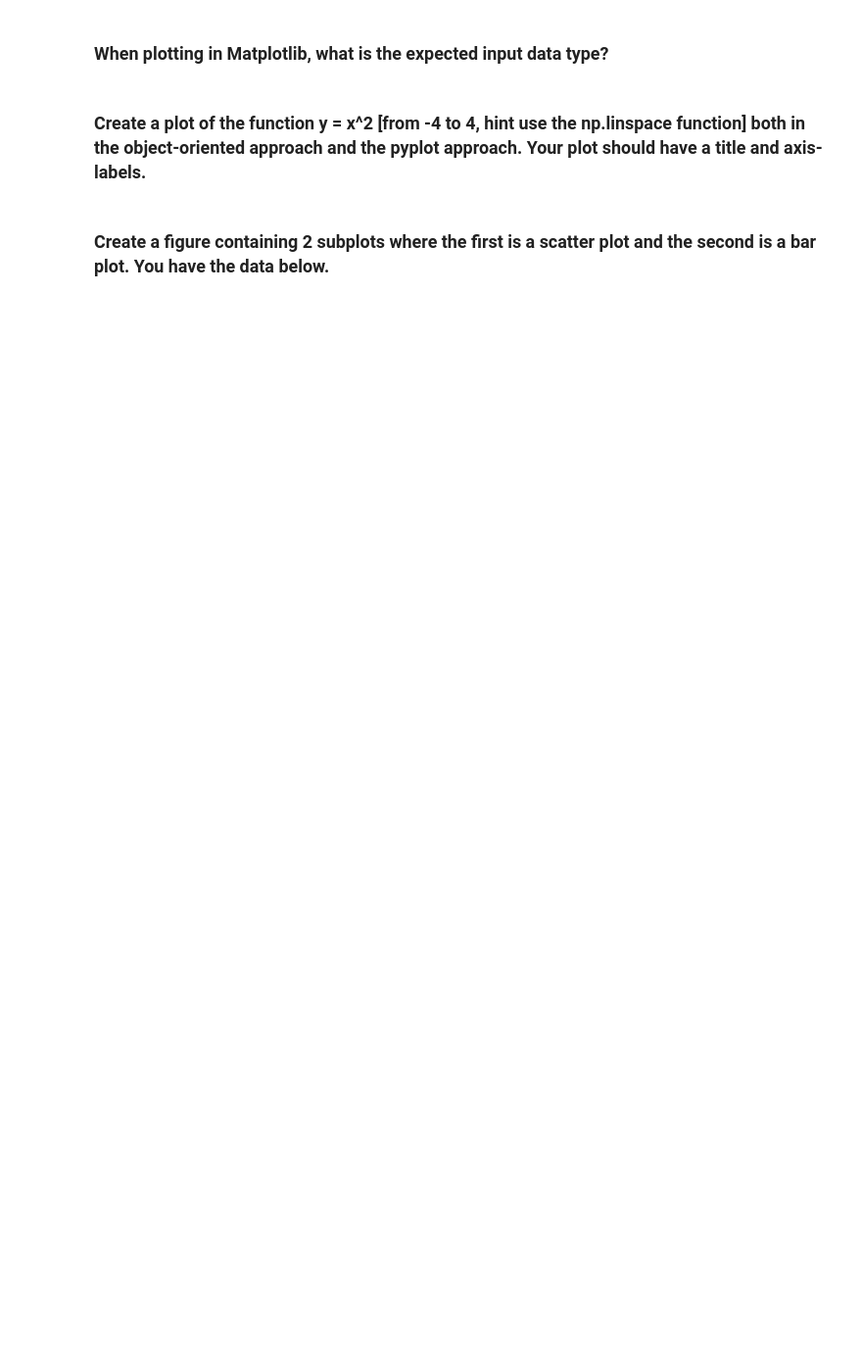
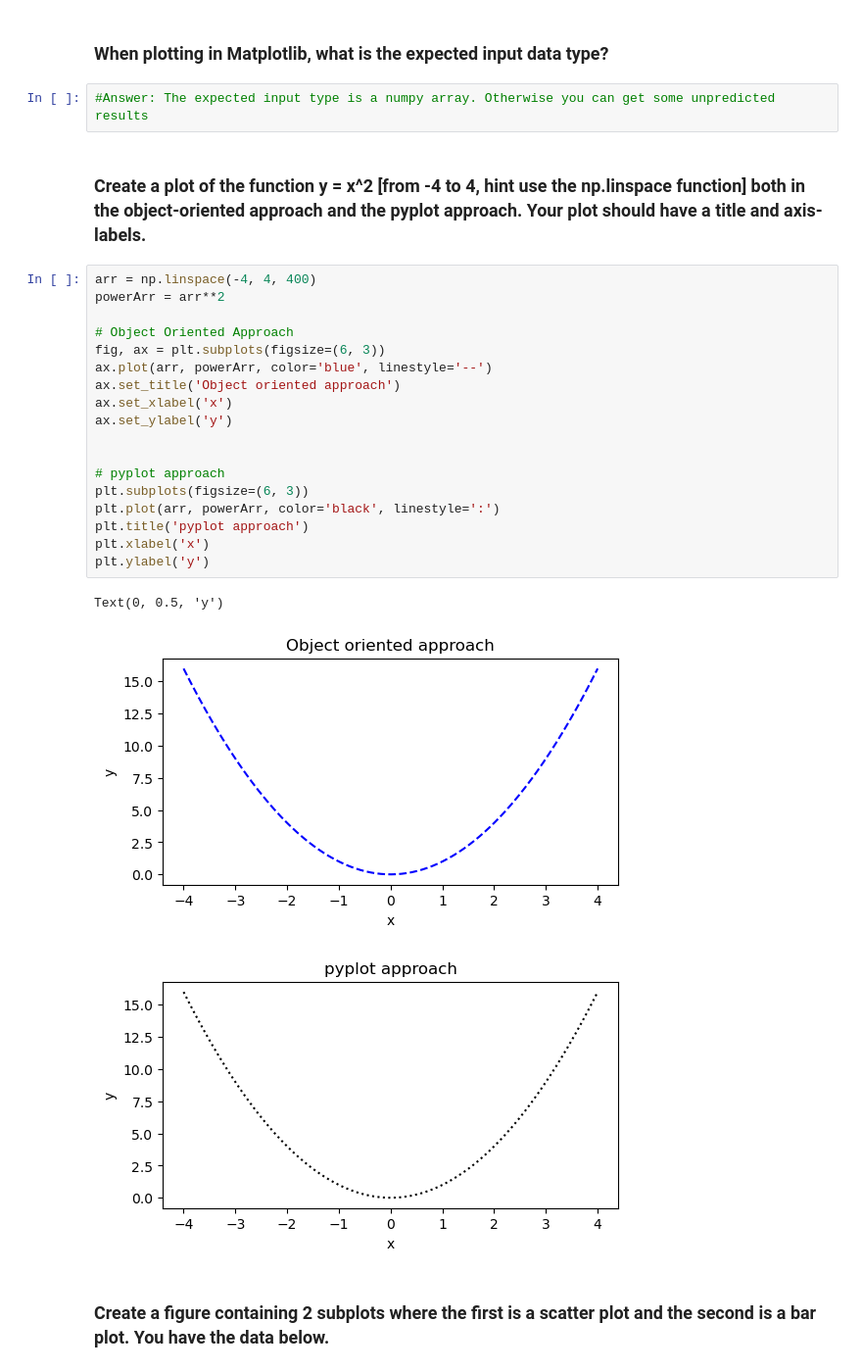
Before and after one commit to pejohans/python_and_ai, a Jupyter notebook: kunskapskontrol_2/kunskapskontroll_2_2_matplotlib.ipynb, the cells around one changed output. Shown: that part at 98% size. Cells and saved outputs as stored; diff of their text form; blank space fills up the shorter version.

```diff
--- a/kunskapskontrol_2/kunskapskontroll_2_2_matplotlib.ipynb
+++ b/kunskapskontrol_2/kunskapskontroll_2_2_matplotlib.ipynb
@@ -11,7 +25,31 @@ import matplotlib.pyplot as plt
 # %% [markdown]
 ### When plotting in Matplotlib, what is the expected input data type?
+# %%
+#Answer: The expected input type is a numpy array. Otherwise you can get some unpredicted results
 # %% [markdown]
 ### Create a plot of the function y = x^2 [from -4 to 4, hint use the np.linspace function] both in the object-oriented approach and the pyplot approach. Your plot should have a title and axis-labels.
+# %%
+arr = np.linspace(-4, 4, 400)
+powerArr = arr**2
+
+# Object Oriented Approach
+fig, ax = plt.subplots(figsize=(6, 3))
+ax.plot(arr, powerArr, color='blue', linestyle='--')
+ax.set_title('Object oriented approach')
+ax.set_xlabel('x')
+ax.set_ylabel('y')
+
+
+# pyplot approach
+plt.subplots(figsize=(6, 3))
+plt.plot(arr, powerArr, color='black', linestyle=':')
+plt.title('pyplot approach')
+plt.xlabel('x')
+plt.ylabel('y')
+# %% [output]
+Text(0, 0.5, 'y')
+[figure, added]
+[figure, added]
 # %% [markdown]
 ### Create a figure containing 2  subplots where the first is a scatter plot and the second is a bar plot. You have the data below.
 # %%
```
Also changed, not shown: parts of 3 cells of this notebook.
